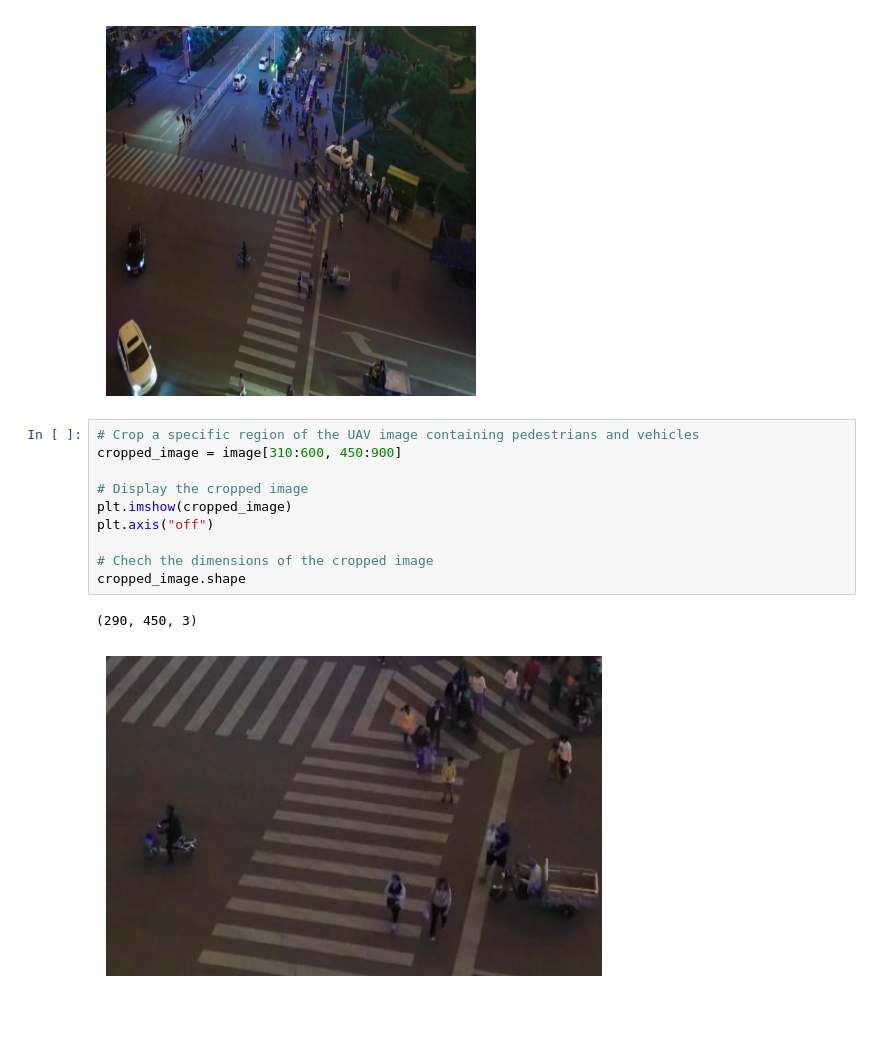
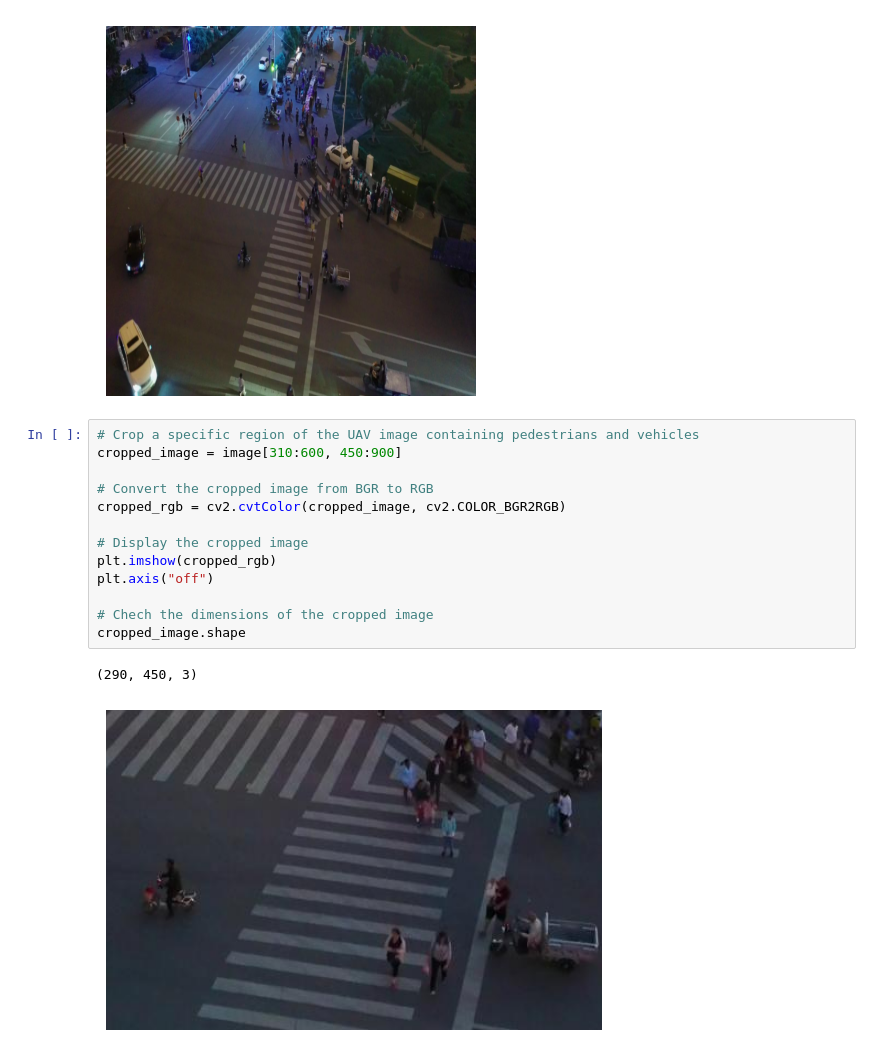
Before and after one commit to khanim-abdullayeva/UAV-Object-Detection-Tracking, a Jupyter notebook: notebooks/01_opencv_fundamentals.ipynb, the cells around one changed output. Saved outputs shown, nothing was run; the diff lists cells and outputs as text; blank space fills up the shorter version.

Commit message:
Convert cropped image from BGR to RGB

```diff
--- a/notebooks/01_opencv_fundamentals.ipynb
+++ b/notebooks/01_opencv_fundamentals.ipynb
@@ -57,13 +57,16 @@ plt.axis("off")
 # %%
 # Crop a specific region of the UAV image containing pedestrians and vehicles
 cropped_image = image[310:600, 450:900]
 
+# Convert the cropped image from BGR to RGB
+cropped_rgb = cv2.cvtColor(cropped_image, cv2.COLOR_BGR2RGB)
+
 # Display the cropped image
-plt.imshow(cropped_image)
+plt.imshow(cropped_rgb)
 plt.axis("off")
 
 # Chech the dimensions of the cropped image
 cropped_image.shape
 # %% [output]
 (290, 450, 3)
-[figure, old version]
+[figure, new version]
```
